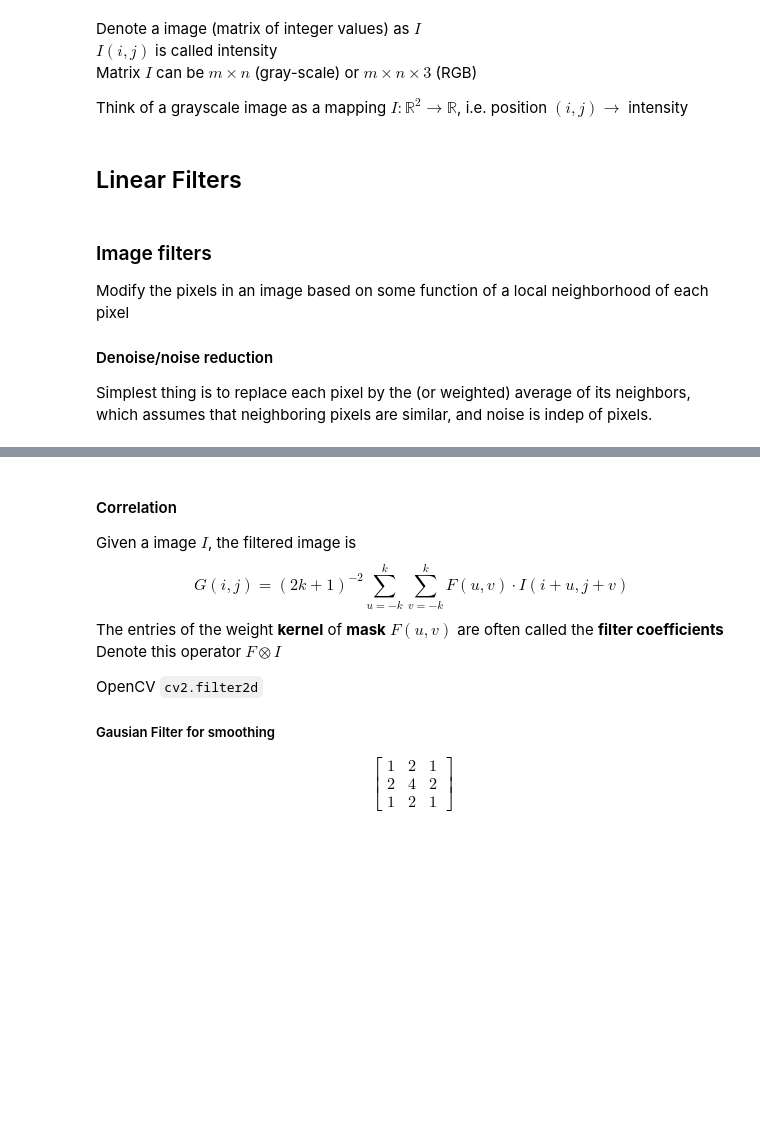
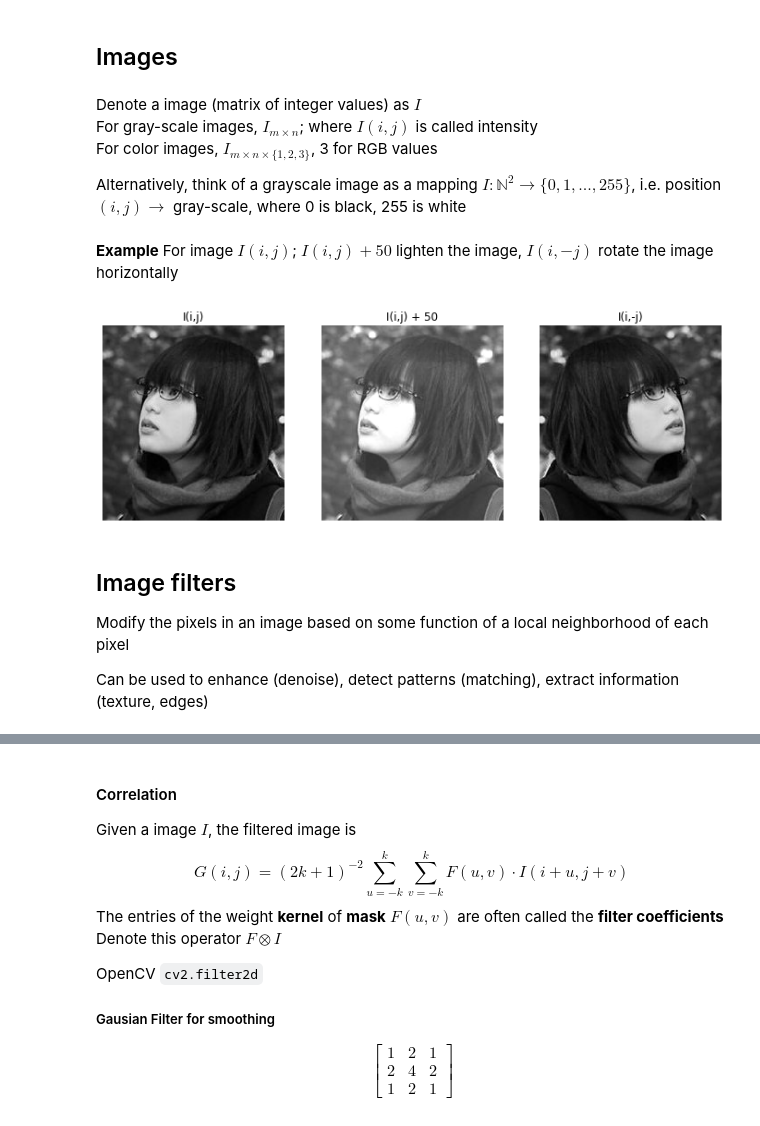
Before and after one commit to lihd1003/19W-Course-Material, a Jupyter notebook: CSC420 Intro to Image Understanding/Linear Filters.ipynb, the cells around one changed output, grey strips where cells are left out. Saved outputs shown, nothing was run; the diff lists cells and outputs as text; code cells hidden in the pictures; blank space fills up the shorter version.

```diff
--- a/CSC420 Intro to Image Understanding/Linear Filters.ipynb
+++ b/CSC420 Intro to Image Understanding/Linear Filters.ipynb
@@ -1,14 +5,38 @@
+# %%
+def show_image(img, ax, title=""):
+    # since plt and cv2 have different RGB sorting
+    img = cv2.cvtColor(img,cv2.COLOR_BGR2RGB)
+    ax.imshow(img)
+    ax.set_axis_off()
+    ax.set_title(title)
+# %% [markdown]
+## Images
 # %% [markdown]
 Denote a image (matrix of integer values) as $I$
-$I(i,j)$ is called intensity
-Matrix $I$ can be $m\times n$ (gray-scale) or $m\times n \times 3$ (RGB)
+For gray-scale images, $I_{m\times n}$; where $I(i,j)$ is called intensity
+For color images, $I_{m\times n\times \{1,2,3\}}$, 3 for RGB values
 
-Think of a grayscale image as a mapping $I:\mathbb R^2 \rightarrow \mathbb R$, i.e. position $(i,j)\rightarrow$ intensity
+Alternatively, think of a grayscale image as a mapping $I:\mathbb N^2 \rightarrow \{0,1,...,255\}$, i.e. position $(i,j)\rightarrow$ gray-scale, where 0 is black, 255 is white
-# %% [markdown]
-## Linear Filters
+# %% [markdown]
+__Example__
+For image $I(i,j)$; $I(i,j)+50$ lighten the image, $I(i,-j)$ rotate the image horizontally
+# %%
+# load as gray scale
+img = cv2.imread("./yurina.jpg", cv2.IMREAD_GRAYSCALE)
+# load as colored
+img_rgb = cv2.imread("./yurina.jpg")
+# %%
+img1 = cv2.add(img, 50)
+img2 = cv2.flip(img, 1)
+
+fig, axs = plt.subplots(1, 3, figsize = (12, 4))
+show_image(img, axs[0], "I(i,j)")
+show_image(img1, axs[1], "I(i,j) + 50")
+show_image(img2, axs[2], "I(i,-j)")
+# %% [output]
+[figure, added]
 # %% [markdown]
-### Image filters
+## Image filters
 Modify the pixels in an image based on some function of a local neighborhood of each pixel
 
-#### Denoise/noise reduction
-Simplest thing is to replace each pixel by the (or weighted) average of its neighbors, which assumes that neighboring pixels are similar, and noise is indep of pixels.
+Can be used to enhance (denoise), detect patterns (matching), extract information (texture, edges)
```
Also changed, not shown: parts of 3 cells of this notebook, 1 other file.
